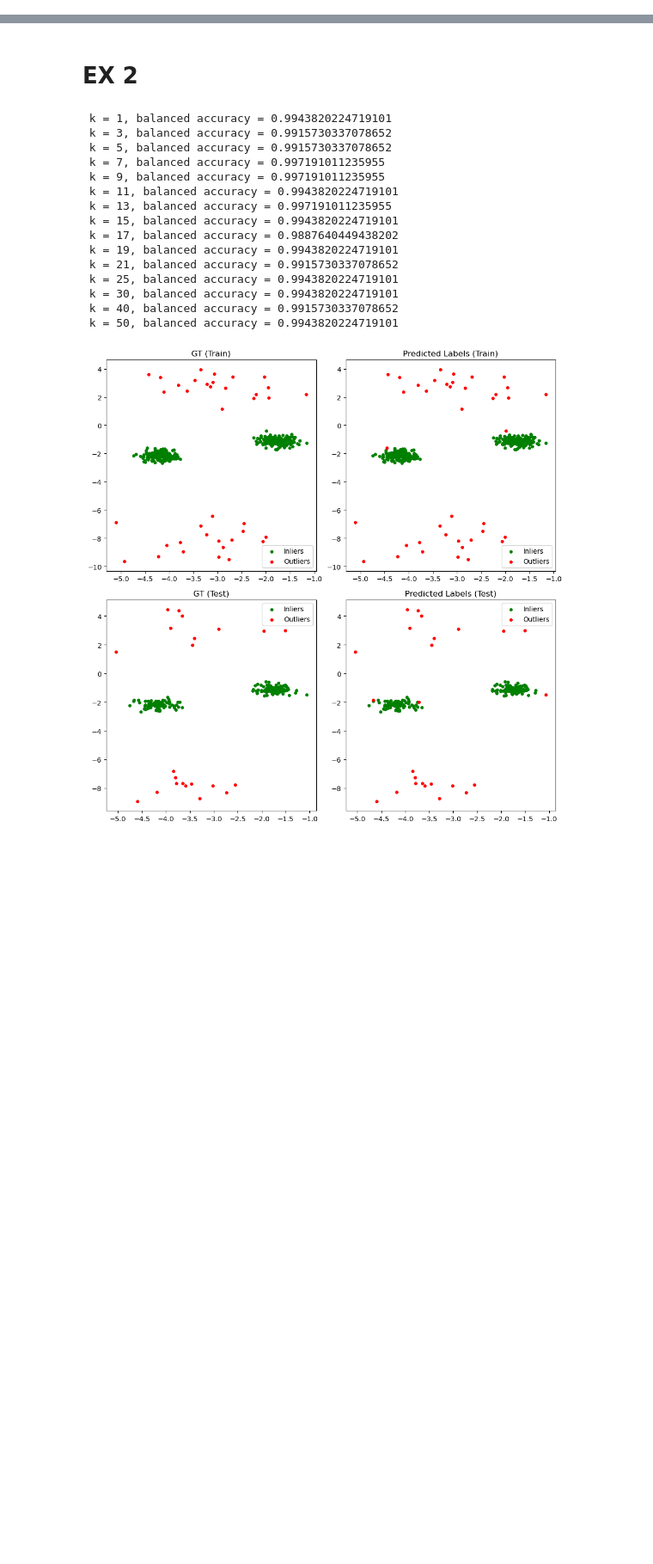
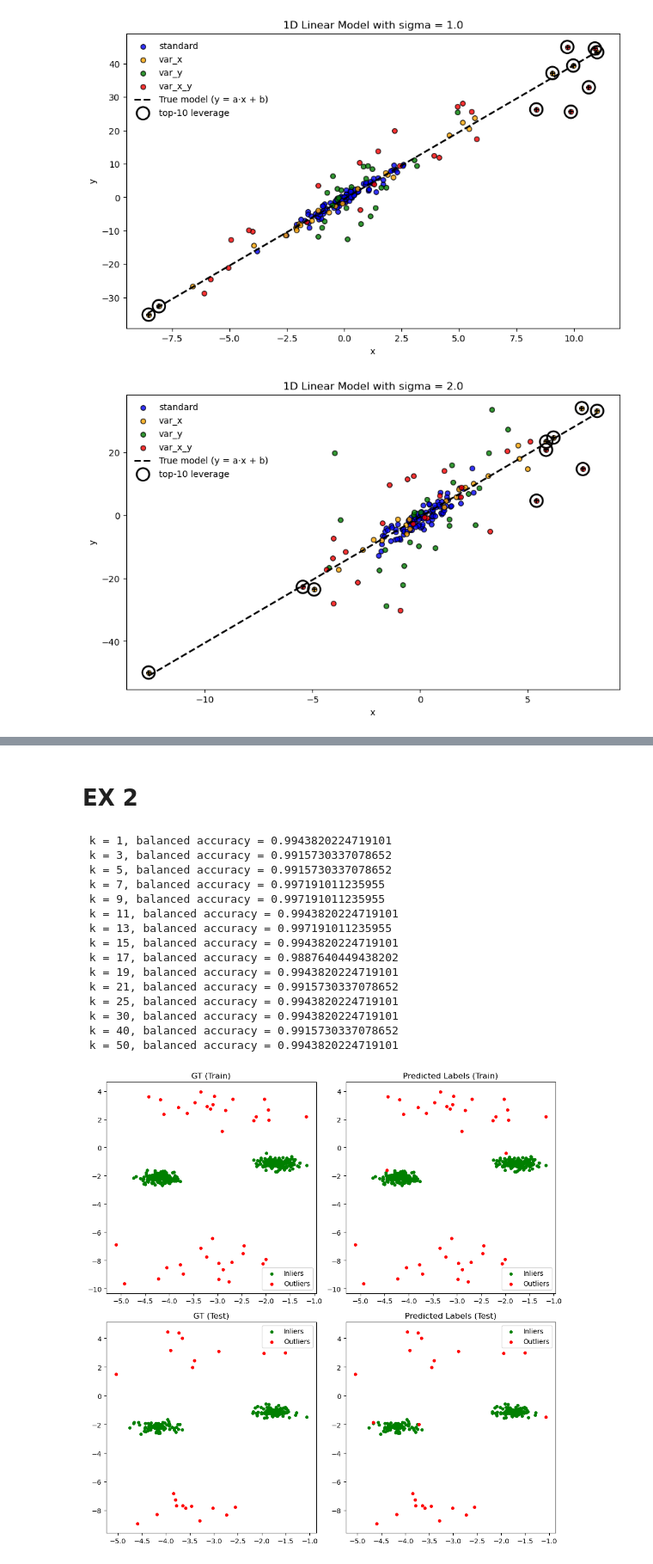
Before and after one commit to GabroveanuRazvan/Anomaly-Detection-Lab, a Jupyter notebook: lab2.ipynb, the cells around one changed output, grey strips where cells are left out. Shown at 86% size. Drawn from its saved outputs; the diff is of its cells as text; code cells hidden in the pictures; blank space fills up the shorter version.

```diff
--- a/lab2.ipynb
+++ b/lab2.ipynb
@@ -58,0 +100,54 @@ plt.show()
+# %%
+# 1D
+
+rng = np.random.default_rng(9000)
+a = 4
+b = -0.5
+mu = 0.0
+sigma = 3.0
+k = 10 # top k leverage scores
+
+sigmas = [1.0,2.0,3.0,3.5,4.0]
+
+for sigma in sigmas:
+    x, y, labels = generate_data_1d(mu=mu,sigma=sigma,a=a,b=b,rng=rng)
+    H = leverage_scores(add_bias_column_1d(x))
+
+    plt.figure(figsize=(10, 6))
+    colors = {
+        standard_label: "blue",
+        var_x_label: "orange",
+        var_y_label: "green",
+        var_x_y_label: "red",
+    }
+
+
+    for lbl, color in colors.items():
+        mask = labels == lbl
+        plt.scatter(x[mask], y[mask], s=30, c=color, label=lbl, alpha=0.8, edgecolors="k")
+
+    x_line = np.linspace(np.min(x), np.max(x), 200)
+    y_line = a * x_line + b
+    plt.plot(x_line, y_line, "k--", linewidth=2.0, label="True model (y = a·x + b)")
+
+    plt.title(f"1D Linear Model with sigma = {sigma}")
+    plt.xlabel("x")
+    plt.ylabel("y")
+
+
+    top_idx = np.argsort(H)[-k:]
+    top_x = x[top_idx]
+    top_y = y[top_idx]
+
+
+    plt.scatter(top_x, top_y,
+                s=200, facecolors='none', edgecolors='black',
+                linewidths=2.0, label=f'top-{k} leverage')
+
+    plt.scatter(top_x, top_y, s=30, marker='+', color='black')
+
+    plt.legend(frameon=False, loc='best')
+    plt.show()
+# %% [output]
+[figure, added]
+[figure, added]
```
Also changed, not shown: parts of 4 cells of this notebook.
